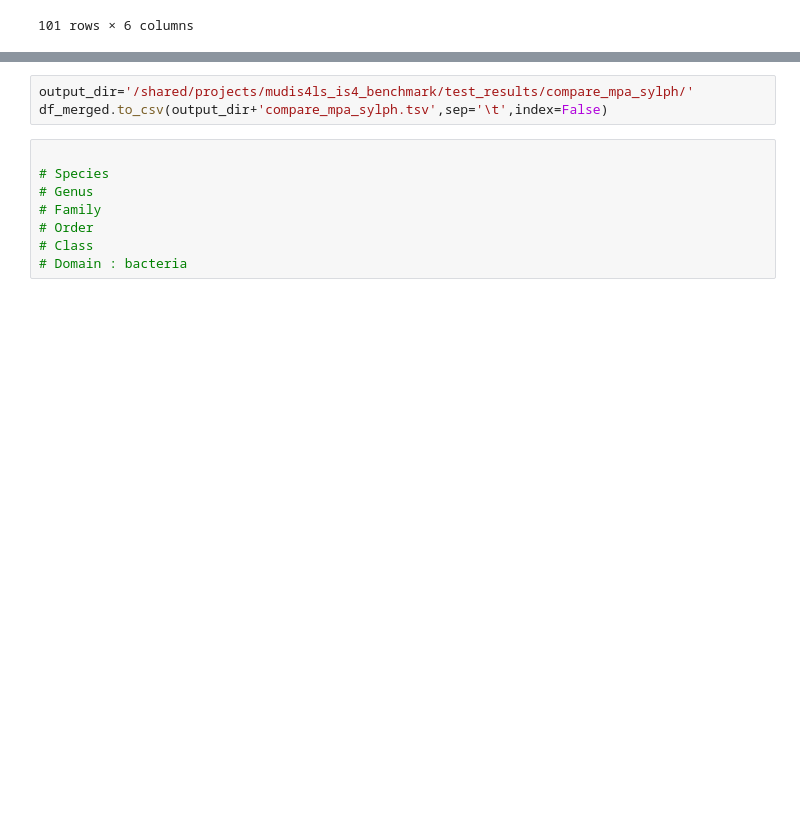
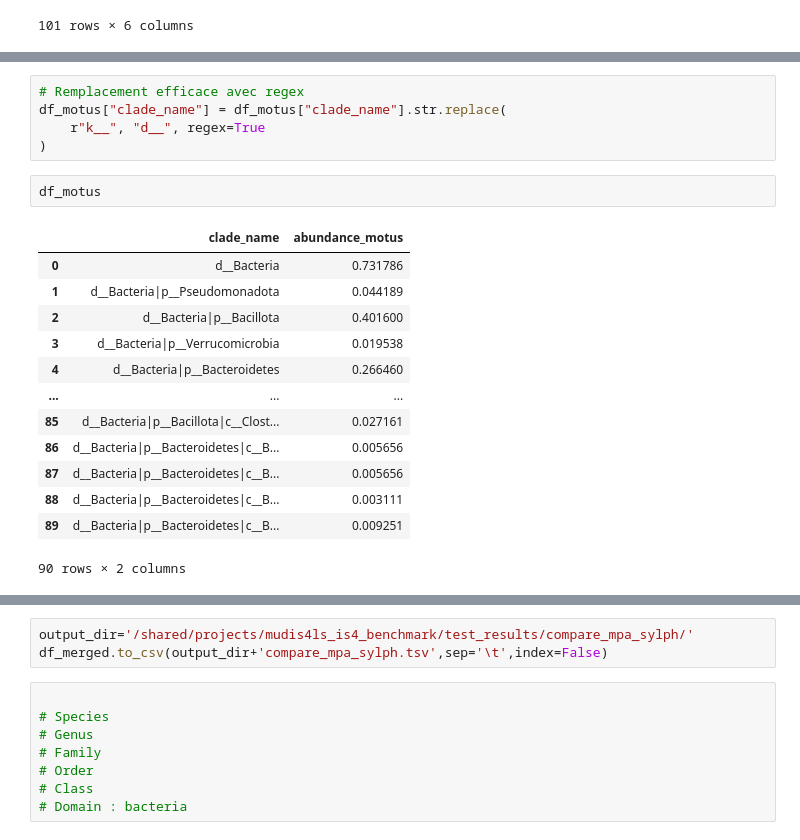
Before and after one commit to vivekbibs/IS4, a Jupyter notebook: compare_outputs/mpa_to_sylph.ipynb, the cells around one changed output, grey strips where cells are left out. Saved outputs shown, nothing was run; the diff lists cells and outputs as text; blank space fills up the shorter version.

```diff
--- a/compare_outputs/mpa_to_sylph.ipynb
+++ b/compare_outputs/mpa_to_sylph.ipynb
@@ -77,3 +117,24 @@ df_merged["diff_abundance"] = df_merged["abundance_metaphlan"] - df_merged["abun
+# %%
+# Remplacement efficace avec regex
+df_motus["clade_name"] = df_motus["clade_name"].str.replace(
+    r"k__", "d__", regex=True
+)
+# %%
+df_motus
+# %% [output]
+|  | clade_name | abundance_motus |
+| 0 | d__Bacteria | 0.731786 |
+| 1 | d__Bacteria|p__Pseudomonadota | 0.044189 |
+| 2 | d__Bacteria|p__Bacillota | 0.401600 |
+| 3 | d__Bacteria|p__Verrucomicrobia | 0.019538 |
+| 4 | d__Bacteria|p__Bacteroidetes | 0.266460 |
+| ... | ... | ... |
+| 85 | d__Bacteria|p__Bacillota|c__Clost... | 0.027161 |
+| 86 | d__Bacteria|p__Bacteroidetes|c__B... | 0.005656 |
+| 87 | d__Bacteria|p__Bacteroidetes|c__B... | 0.005656 |
+| 88 | d__Bacteria|p__Bacteroidetes|c__B... | 0.003111 |
+| 89 | d__Bacteria|p__Bacteroidetes|c__B... | 0.009251 |
+90 rows × 2 columns
 # %%
 df_merged
 # %% [output]
```
Also changed, not shown: parts of 12 cells of this notebook, 1 other file.
